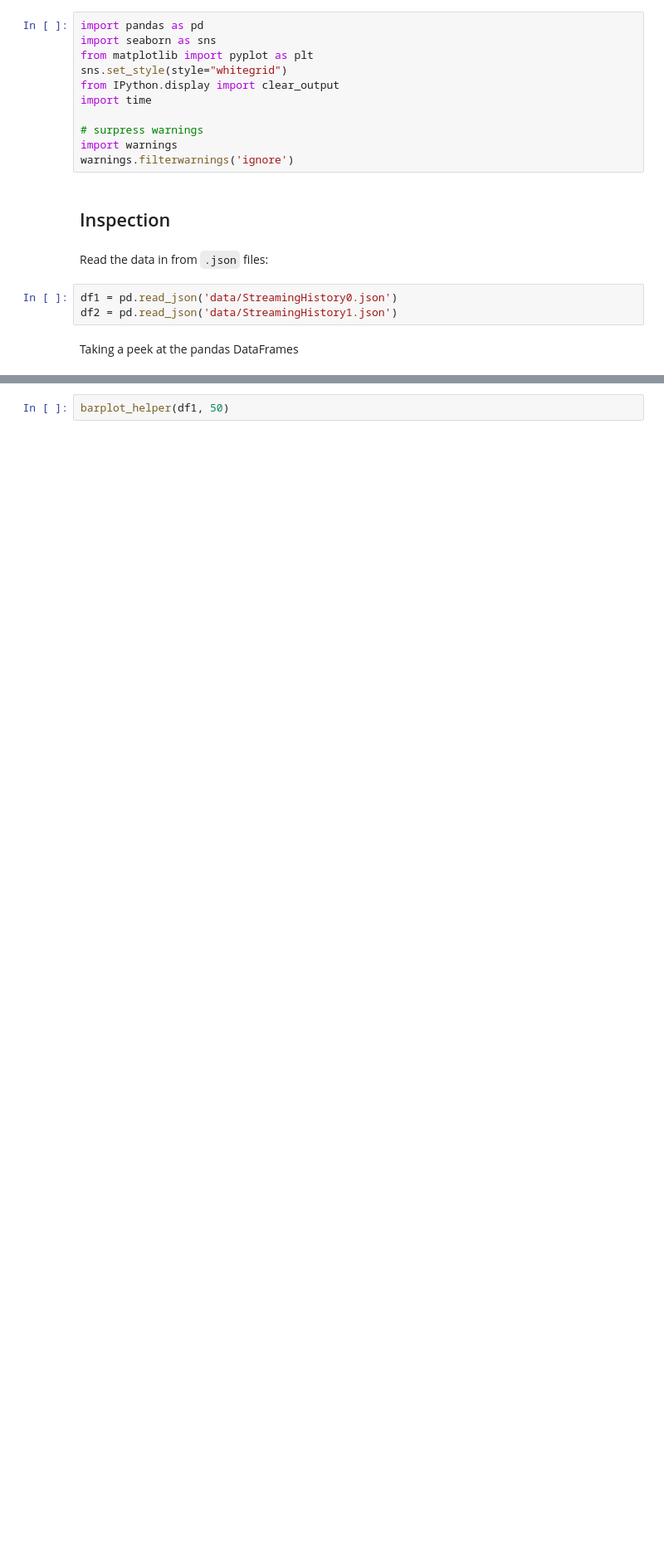
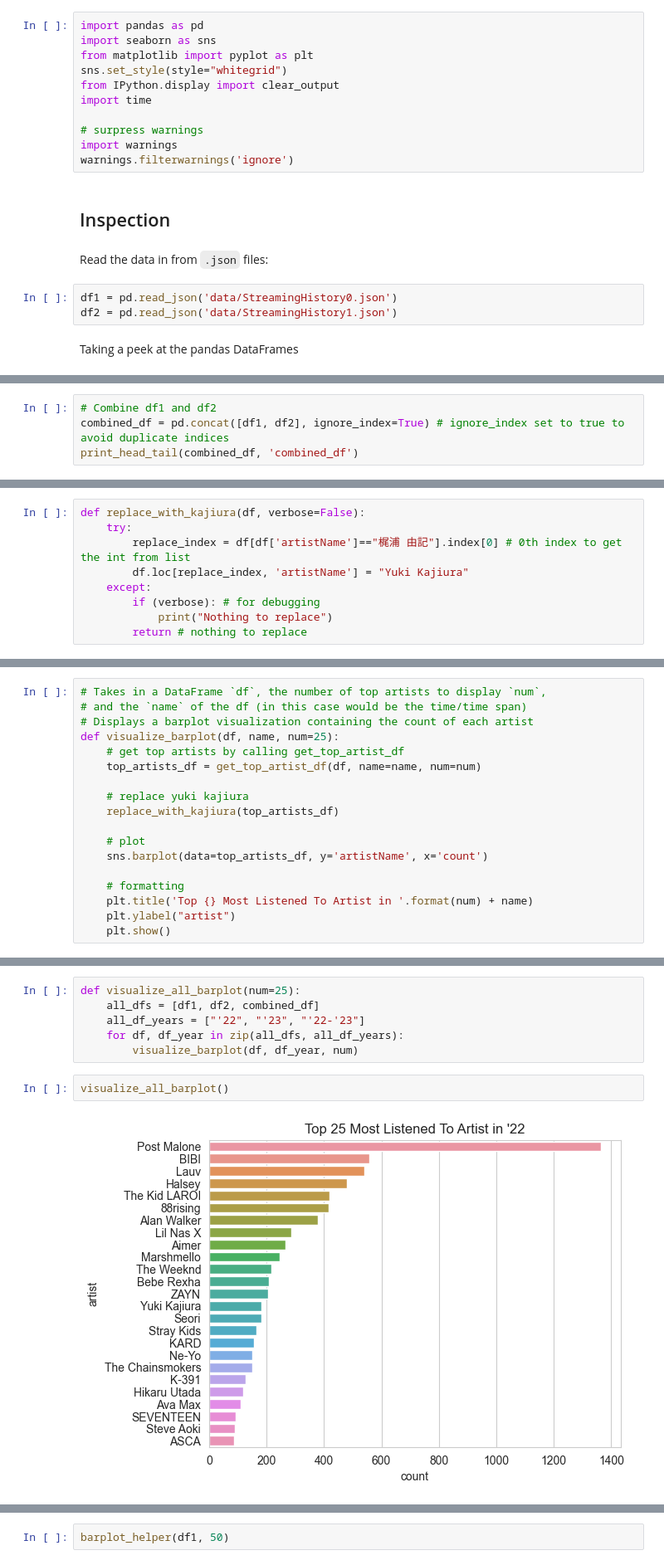
Before and after one commit to dnhuang/spotify-stream-history, a Jupyter notebook: analysis.ipynb, the cells around one changed output, grey strips where cells are left out. Shown at 83% size. Saved outputs shown, nothing was run; the diff lists cells and outputs as text; blank space fills up the shorter version.

Commit message:
Visualize top 25 artists for each df

```diff
--- a/analysis.ipynb
+++ b/analysis.ipynb
@@ -112,0 +67,4 @@ plt.show()
+# %%
+# Combine df1 and df2
+combined_df = pd.concat([df1, df2], ignore_index=True) # ignore_index set to true to avoid duplicate indices
+print_head_tail(combined_df, 'combined_df')
@@ -112,0 +143,9 @@ plt.show()
+# %%
+def replace_with_kajiura(df, verbose=False):
+    try:
+        replace_index = df[df['artistName']=="梶浦 由記"].index[0] # 0th index to get the int from list
+        df.loc[replace_index, 'artistName'] = "Yuki Kajiura"
+    except:
+        if (verbose): # for debugging
+            print("Nothing to replace")
+        return # nothing to replace
@@ -112,0 +174,18 @@ plt.show()
+# %%
+# Takes in a DataFrame `df`, the number of top artists to display `num`,
+# and the `name` of the df (in this case would be the time/time span)
+# Displays a barplot visualization containing the count of each artist
+def visualize_barplot(df, name, num=25):
+    # get top artists by calling get_top_artist_df
+    top_artists_df = get_top_artist_df(df, name=name, num=num)
+
+    # replace yuki kajiura
+    replace_with_kajiura(top_artists_df)
+
+    # plot
+    sns.barplot(data=top_artists_df, y='artistName', x='count')
+
+    # formatting
+    plt.title('Top {} Most Listened To Artist in '.format(num) + name)
+    plt.ylabel("artist")
+    plt.show()
@@ -112,0 +194,10 @@ plt.show()
+# %%
+def visualize_all_barplot(num=25):
+    all_dfs = [df1, df2, combined_df]
+    all_df_years = ["'22", "'23", "'22-'23"]
+    for df, df_year in zip(all_dfs, all_df_years):
+        visualize_barplot(df, df_year, num)
+# %%
+visualize_all_barplot()
+# %% [output]
+[figure, added]
```
Also changed, not shown: parts of 31 cells of this notebook, 1 other file.
